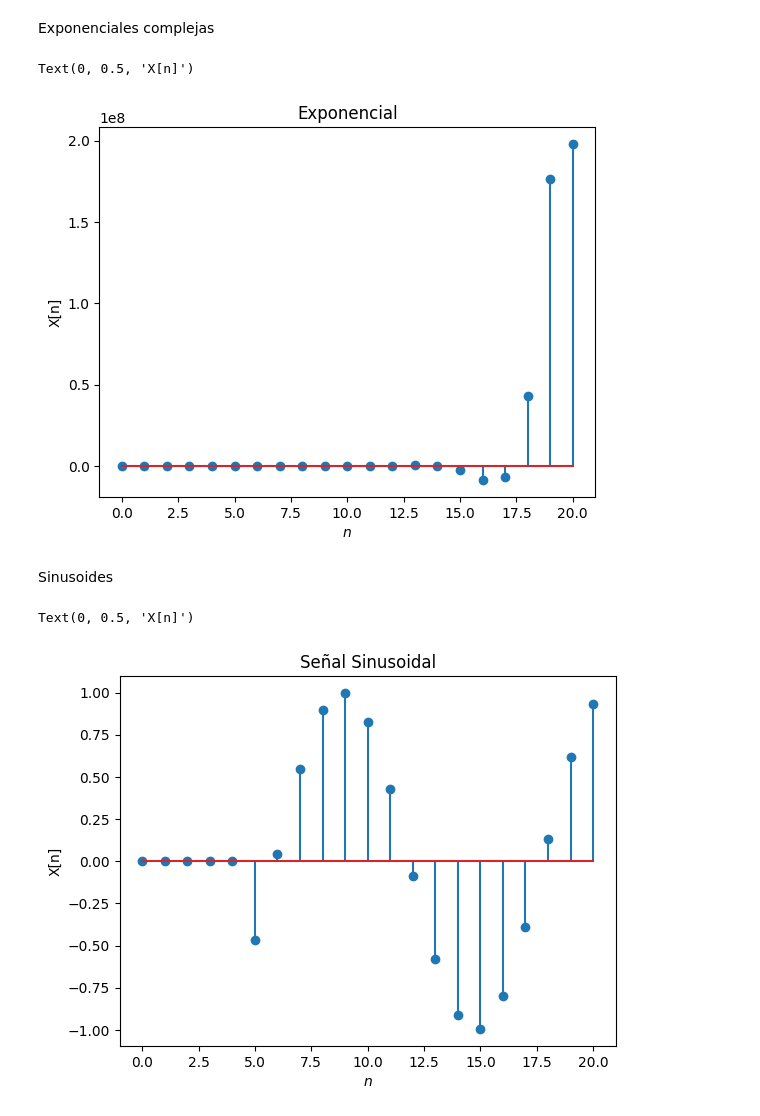
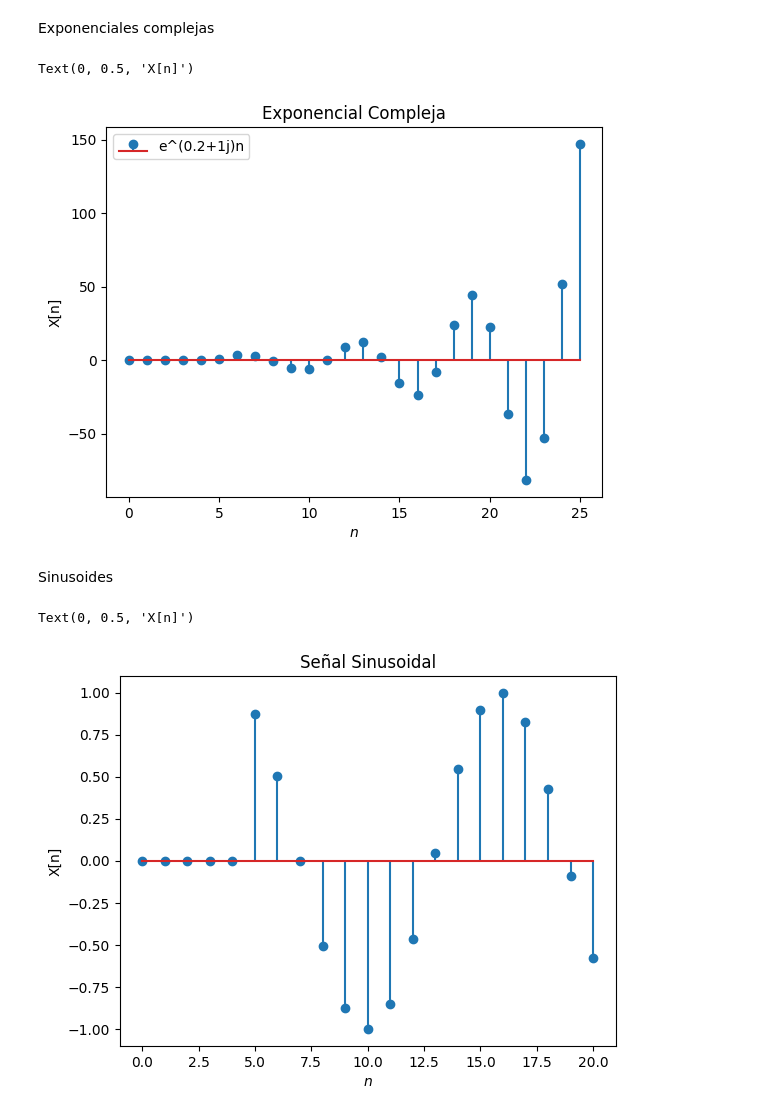
Before and after one commit to NataliaArenasP20/LaboratorioBiosenales, a Jupyter notebook: Practica_2/P2_NataliaArenas_DanielTamayo.ipynb, the cells around one changed output. Saved outputs shown, nothing was run; the diff lists cells and outputs as text; code cells hidden in the pictures.

```diff
--- a/Practica_2/P2_NataliaArenas_DanielTamayo.ipynb
+++ b/Practica_2/P2_NataliaArenas_DanielTamayo.ipynb
@@ -66,36 +66,37 @@ Exponenciales complejas
 # %%
 def exponcencial(n0,n1,n2,img):
   n = np.arange(n1,n2+1) #Se crea el vector de muestras
   u = (n-n0) >= 0  # Escalón unitario
   #x = np.e**(n-n0) * u
   x = np.exp(img*n) * u
 
   return[x,n]
 
-I = 1 + 1j
-x,n=exponcencial(5,0,20,I)
-plt.stem(n,x)
+I = 0.2 + 1j
+x,n=exponcencial(5,0,25,I)
+plt.stem(n,x, label='e^'+str(I)+'n')
 plt.xlabel('$n$')
-plt.title('Exponencial')
+plt.title('Exponencial Compleja')
+plt.legend()
 plt.ylabel('X[n]')
 # %% [output]
 Text(0, 0.5, 'X[n]')
-[figure, old version]
+[figure, new version]
 # %% [markdown]
 Sinusoides
 # %%
 def Sinusoides(n0,n1,n2,theta,omega):
   n = np.arange(n1,n2+1) #Se crea el vector de muestras
   u = (n-n0) >= 0  # Escalón unitario
-  x = np.sin(theta*omega*n)*u
+  x = np.sin(theta+omega*n)*u
 
   return[x,n]
 
-x,n=Sinusoides(5,0,20,10,10)
+x,n=Sinusoides(5,0,20,10,100)
 plt.stem(n,x)
 plt.xlabel('$n$')
 plt.title('Señal Sinusoidal')
 plt.ylabel('X[n]')
 # %% [output]
 Text(0, 0.5, 'X[n]')
-[figure, old version]
+[figure, new version]
```
Also changed, not shown: parts of 9 cells of this notebook.
